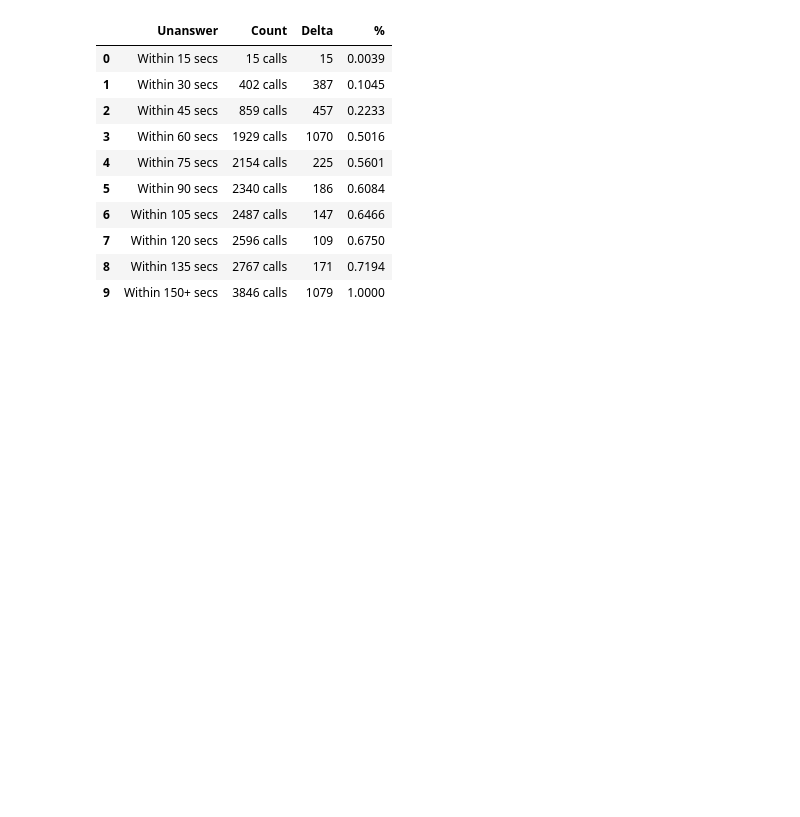
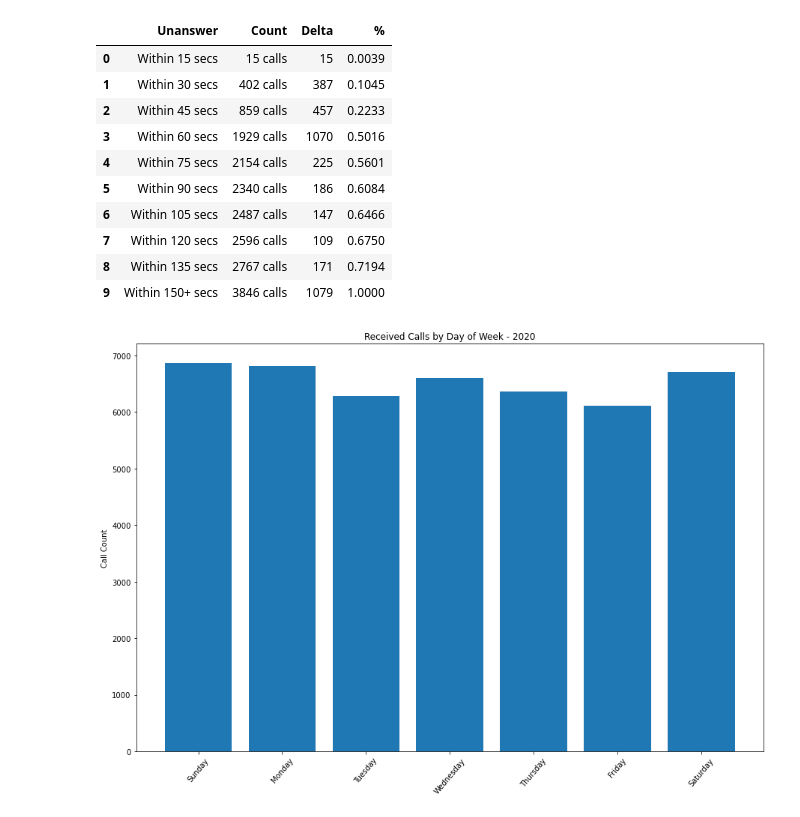
Before and after one commit to NSS-Data-Analytics-Cohort-6/fcs-crisis-sailing-the-seaborn, a Jupyter notebook: notebook/fcs_crisis_calls.ipynb, the cells around one changed output. Cells and saved outputs as stored; diff of their text form; code cells hidden in the pictures; blank space fills up the shorter version.

```diff
--- a/notebook/fcs_crisis_calls.ipynb
+++ b/notebook/fcs_crisis_calls.ipynb
@@ -395,3 +369,13 @@ abandon_rate_2022
 | 7 | Within 120 secs | 2596 calls | 109 | 0.6750 |
 | 8 | Within 135 secs | 2767 calls | 171 | 0.7194 |
 | 9 | Within 150+ secs | 3846 calls | 1079 | 1.0000 |
+# %%
+#day_dist_2020.hist(column='Received', by='Day') -- wanted a histogram but I think I need to just do a bar plot
+plt.figure(figsize=(15,10))
+plt.bar(day_dist_2020['Day'], day_dist_2020['Received'])
+plt.title('Received Calls by Day of Week - 2020')
+plt.ylabel('Call Count')
+plt.xticks(rotation=50)
+plt.show()
+# %% [output]
+[figure, added]
```
Also changed, not shown: parts of 4 cells of this notebook.
